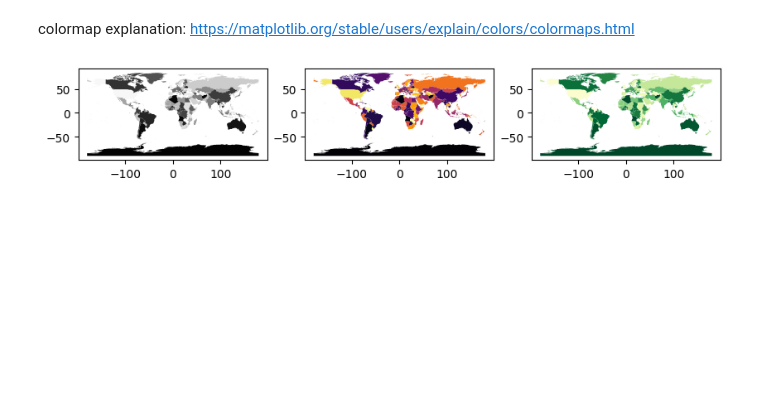
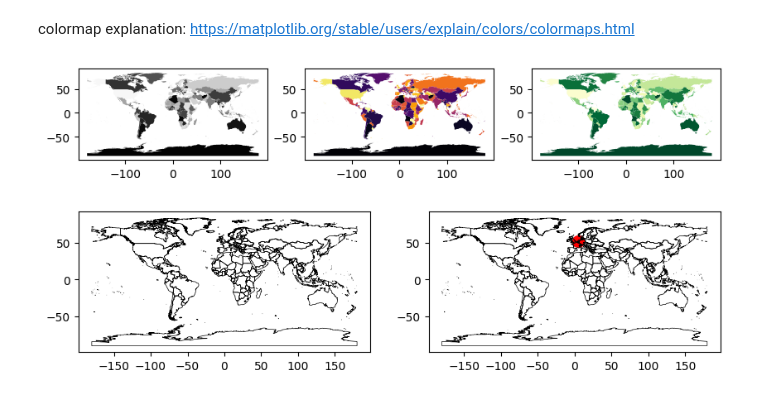
Before and after one commit to Steef-Broeder/Emergency-Services-Comparison, a Jupyter notebook: src/app.ipynb, the cells around one changed output. Cells and saved outputs as stored; diff of their text form; code cells hidden in the pictures; blank space fills up the shorter version.

```diff
--- a/src/app.ipynb
+++ b/src/app.ipynb
@@ -74,3 +88,26 @@ df_map.plot(column='color', ax=ax3, cmap='YlGn')
 plt.show()
 # %% [output]
 [figure]
+# %%
+from shapely.geometry import Point
+
+fig, (ax1, ax2) = plt.subplots(1, 2, figsize=(10, 10))
+
+#  Plot the countries with boundaries outlined
+df_map.boundary.plot(ax=ax1, linewidth=0.5, color = "black")
+
+#  Plot the countries with boundaries outlined
+df_map.boundary.plot(ax=ax2, linewidth=0.5, color = "black")
+#here create a geodataframe with the point 52.08340603517653, 5.1501312031412105 and plot it on ax2
+
+
+# Create a GeoDataFrame with a single point
+point_geometry = gpd.GeoDataFrame(geometry=[Point(5.1501312031412105, 52.08340603517653)])
+
+# Plot the point on ax2
+point_geometry.plot(ax=ax2, color='red', markersize=100)
+
+# Show the plot
+plt.show()
+# %% [output]
+[figure, added]
```
Also changed, not shown: parts of 9 cells of this notebook, 1 other file.
